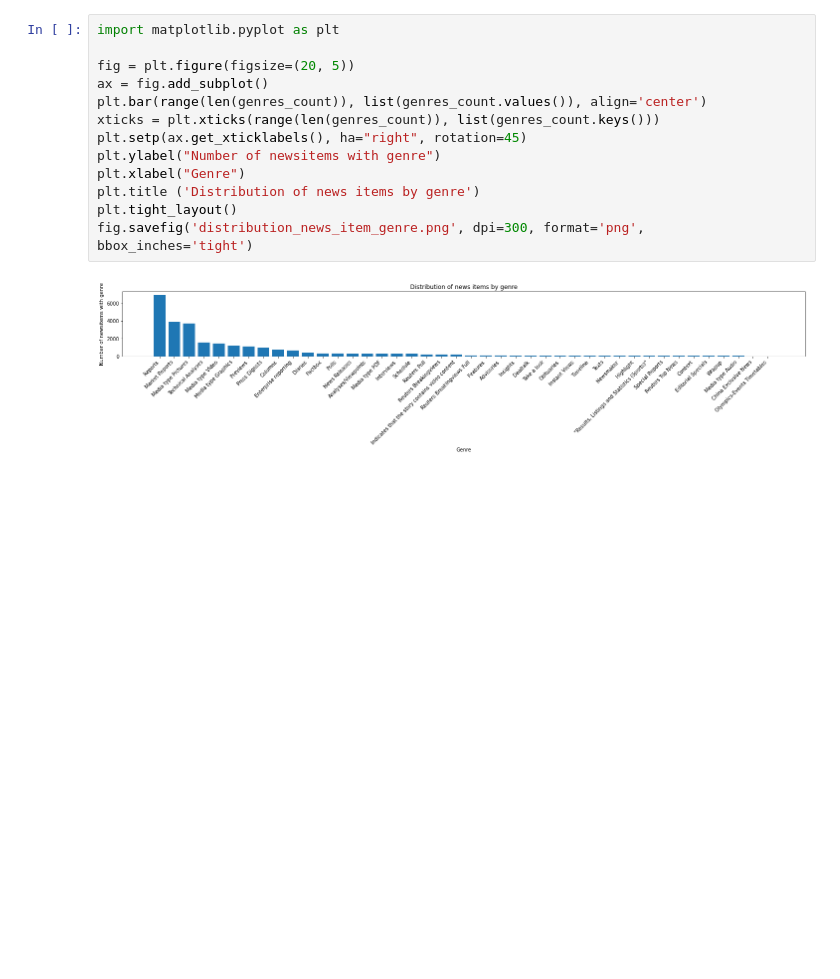
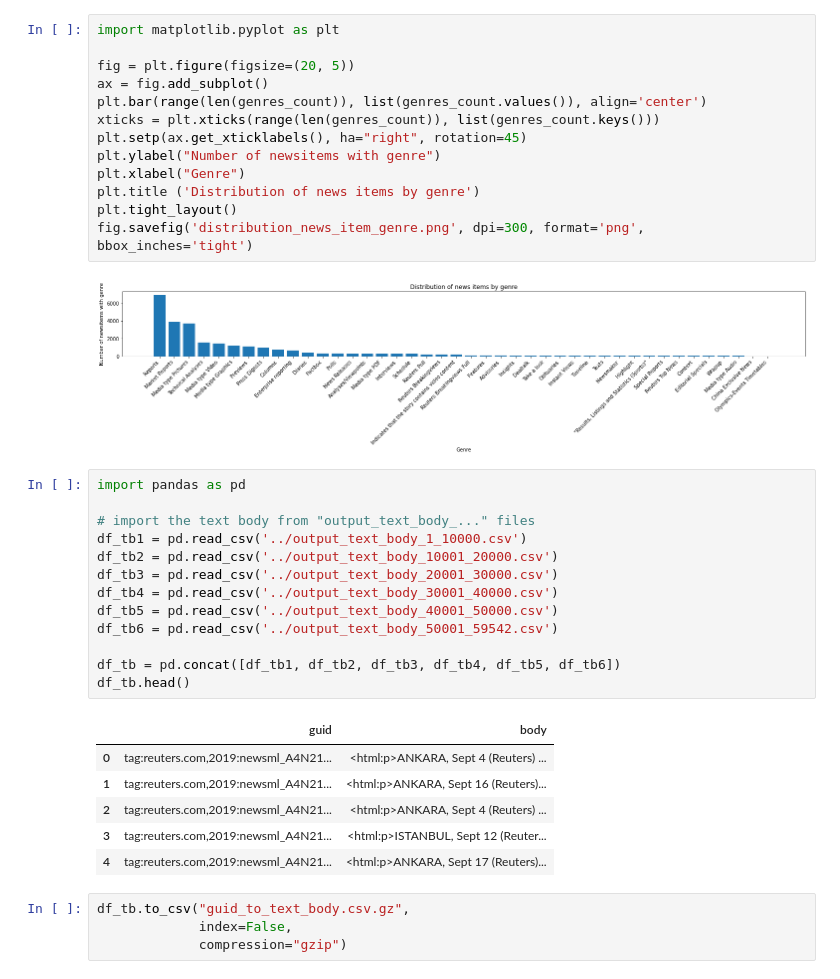
Before and after one commit to heychrisek/msc-data-science-project, a Jupyter notebook: data-dimensions.ipynb, the cells around one changed output. Saved outputs shown, nothing was run; the diff lists cells and outputs as text; blank space fills up the shorter version.

Commit message:
add body text to neo4j nodes in batches

```diff
--- a/data-dimensions.ipynb
+++ b/data-dimensions.ipynb
@@ -341,3 +341,27 @@ plt.tight_layout()
 fig.savefig('distribution_news_item_genre.png', dpi=300, format='png', bbox_inches='tight')
 # %% [output]
 [figure]
+# %%
+import pandas as pd
+
+# import the text body from "output_text_body_..." files
+df_tb1 = pd.read_csv('../output_text_body_1_10000.csv')
+df_tb2 = pd.read_csv('../output_text_body_10001_20000.csv')
+df_tb3 = pd.read_csv('../output_text_body_20001_30000.csv')
+df_tb4 = pd.read_csv('../output_text_body_30001_40000.csv')
+df_tb5 = pd.read_csv('../output_text_body_40001_50000.csv')
+df_tb6 = pd.read_csv('../output_text_body_50001_59542.csv')
+
+df_tb = pd.concat([df_tb1, df_tb2, df_tb3, df_tb4, df_tb5, df_tb6])
+df_tb.head()
+# %% [output]
+|  | guid | body |
+| 0 | tag:reuters.com,2019:newsml_A4N21... | <html:p>ANKARA, Sept 4 (Reuters) ... |
+| 1 | tag:reuters.com,2019:newsml_A4N21... | <html:p>ANKARA, Sept 16 (Reuters)... |
+| 2 | tag:reuters.com,2019:newsml_A4N21... | <html:p>ANKARA, Sept 4 (Reuters) ... |
+| 3 | tag:reuters.com,2019:newsml_A4N21... | <html:p>ISTANBUL, Sept 12 (Reuter... |
+| 4 | tag:reuters.com,2019:newsml_A4N21... | <html:p>ANKARA, Sept 17 (Reuters)... |
+# %%
+df_tb.to_csv("guid_to_text_body.csv.gz",
+             index=False,
+             compression="gzip")
```
Also changed, not shown: 6 other files.
